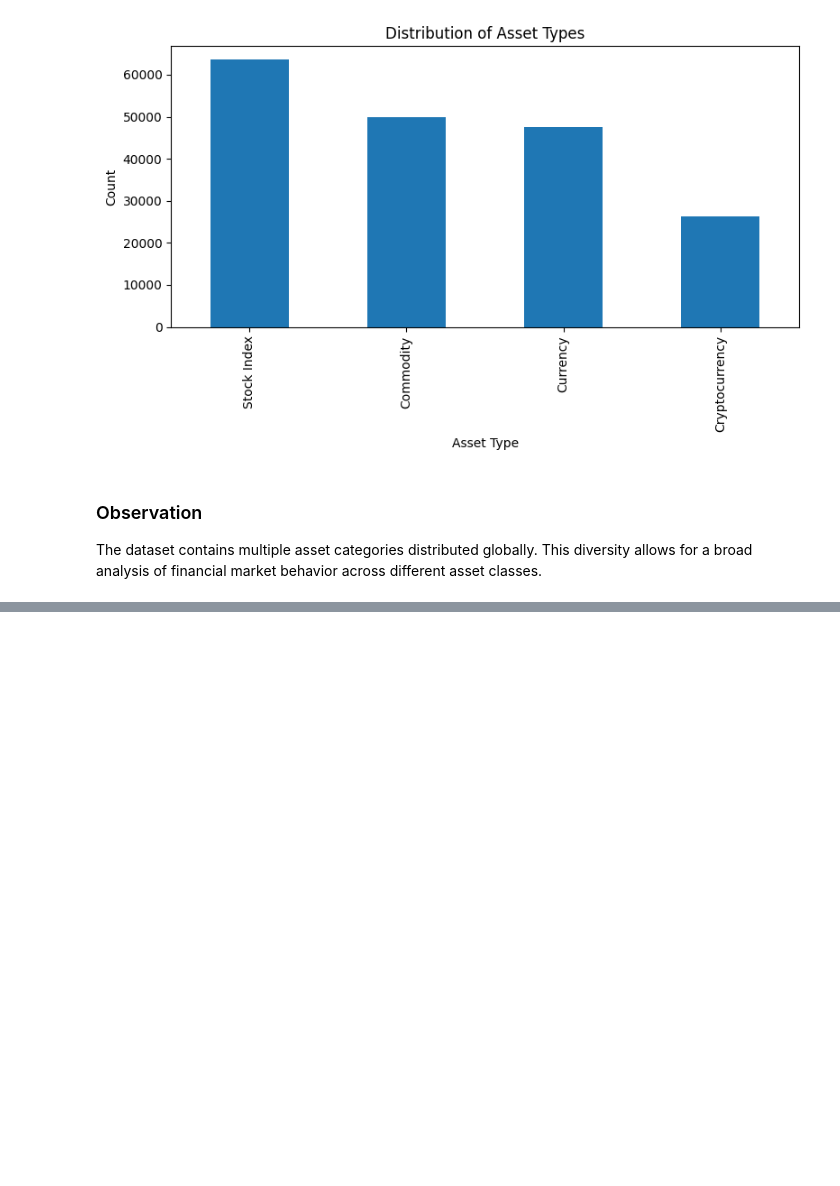
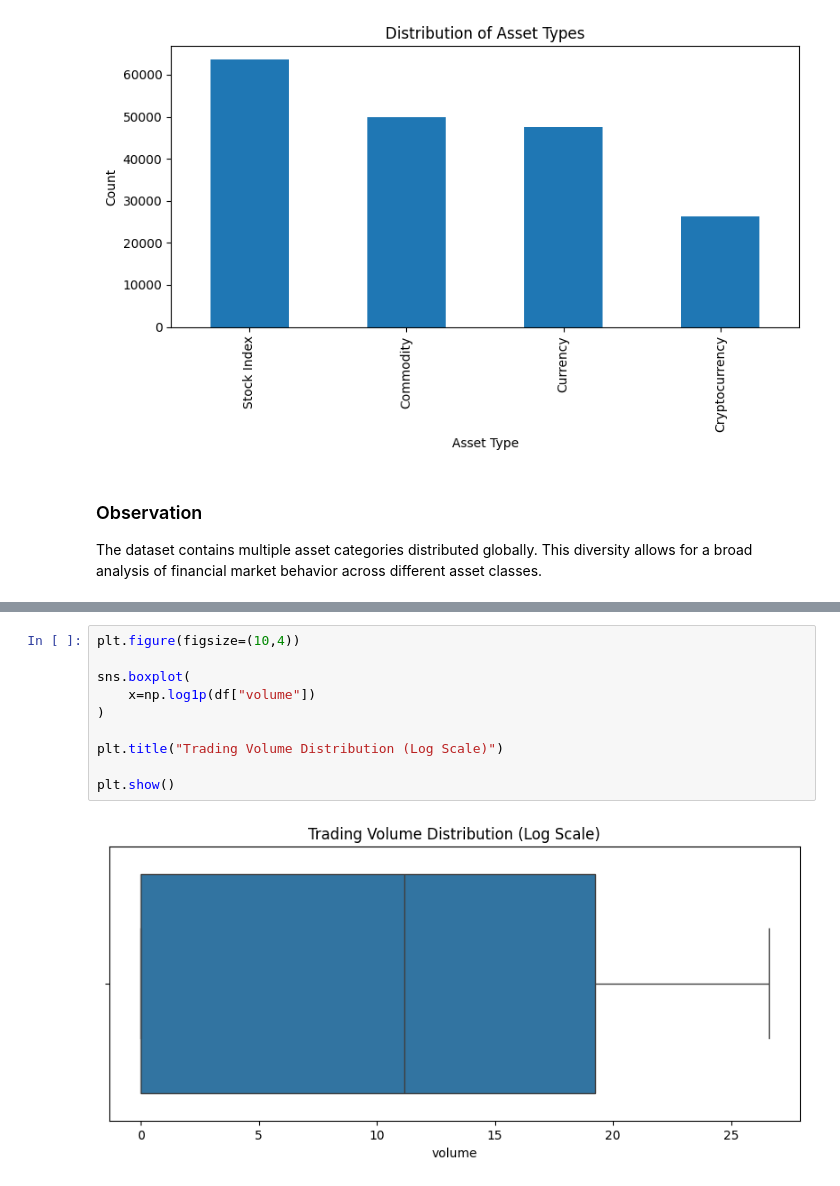
Before and after one commit to sagnik5549/Market_Analysis_2000_Present, a Jupyter notebook: Notebooks/03_Exploratory_Data_Analysis.ipynb, the cells around one changed output, grey strips where cells are left out. Cells and saved outputs as stored; diff of their text form; blank space fills up the shorter version.

Commit message:
Added trading volume analysis

```diff
--- a/Notebooks/03_Exploratory_Data_Analysis.ipynb
+++ b/Notebooks/03_Exploratory_Data_Analysis.ipynb
@@ -126,0 +197,12 @@ The dataset contains multiple asset categories distributed globally. This divers
+# %%
+plt.figure(figsize=(10,4))
+
+sns.boxplot(
+    x=np.log1p(df["volume"])
+)
+
+plt.title("Trading Volume Distribution (Log Scale)")
+
+plt.show()
+# %% [output]
+[figure, added]
```
Also changed, not shown: parts of 19 cells of this notebook.
